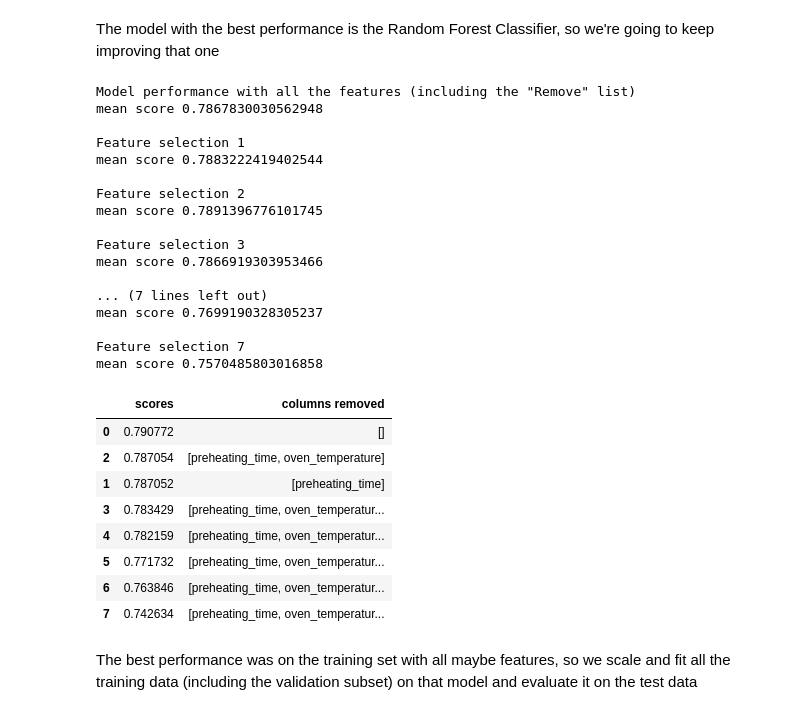
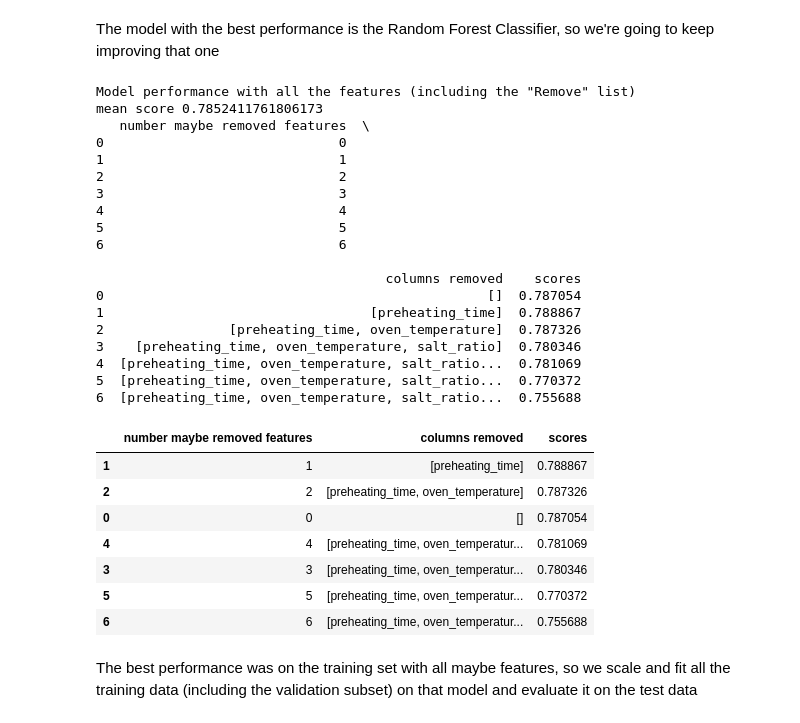
Before and after one commit to amdbsilva/machine-learning, a Jupyter notebook: ML17_NB2_PREP_FEAT_MODEL.ipynb, the cells around one changed output. Drawn from its saved outputs; the diff is of its cells as text; code cells hidden in the pictures.

```diff
--- a/ML17_NB2_PREP_FEAT_MODEL.ipynb
+++ b/ML17_NB2_PREP_FEAT_MODEL.ipynb
@@ -894,45 +894,52 @@ print('mean score', score)
 # remove the features with 'Remove' and try features to try with and without
 for var in range(len(lst_more_features_to_remove)+1):
     cols_removed_to_try = lst_more_features_to_remove[:var]
+
+
+
     score = kfold(modelrfc, X_train_fs.drop(lst_features_to_remove, axis=1).drop(cols_removed_to_try, axis=1), encoded_y_train)
 
 
     # print(f'\nNumber of maybe features removed: {var}')
     # print('mean score', score)
-    scores.append([score, cols_removed_to_try])
+    scores.append([cols_removed_to_try, score])
 
-scores_df = pd.DataFrame(scores, columns=['scores', 'columns removed']).sort_values(by= 'scores', ascending=False)
+scores_df = pd.DataFrame(scores, columns=['columns removed', 'scores'])
+scores_df['number maybe removed features'] = scores_df['columns removed'].apply(len)
+scores_df = scores_df[['number maybe removed features', 'columns removed', 'scores']]
 print(scores_df)
 # %% [output]
 Model performance with all the features (including the "Remove" list)
-mean score 0.7867830030562948
+mean score 0.7852411761806173
+   number maybe removed features  \
+0                              0
+1                              1
+2                              2
+3                              3
+4                              4
+5                              5
+6                              6
 
-Feature selection 1
-mean score 0.7883222419402544
-
-Feature selection 2
-mean score 0.7891396776101745
-
-Feature selection 3
-mean score 0.7866919303953466
-
-... (7 lines left out)
-mean score 0.7699190328305237
-
-Feature selection 7
-mean score 0.7570485803016858
+                                     columns removed    scores
+0                                                 []  0.787054
+1                                  [preheating_time]  0.788867
+2                [preheating_time, oven_temperature]  0.787326
+3    [preheating_time, oven_temperature, salt_ratio]  0.780346
+4  [preheating_time, oven_temperature, salt_ratio...  0.781069
+5  [preheating_time, oven_temperature, salt_ratio...  0.770372
+6  [preheating_time, oven_temperature, salt_ratio...  0.755688
 # %%
+scores_df = scores_df.sort_values(by='scores', ascending=False)
 scores_df
 # %% [output]
-|  | scores | columns removed |
-| 0 | 0.790772 | [] |
-| 2 | 0.787054 | [preheating_time, oven_temperature] |
-| 1 | 0.787052 | [preheating_time] |
-| 3 | 0.783429 | [preheating_time, oven_temperatur... |
-| 4 | 0.782159 | [preheating_time, oven_temperatur... |
-| 5 | 0.771732 | [preheating_time, oven_temperatur... |
-| 6 | 0.763846 | [preheating_time, oven_temperatur... |
-| 7 | 0.742634 | [preheating_time, oven_temperatur... |
+|  | number maybe removed features | columns removed | scores |
+| 1 | 1 | [preheating_time] | 0.788867 |
+| 2 | 2 | [preheating_time, oven_temperature] | 0.787326 |
+| 0 | 0 | [] | 0.787054 |
+| 4 | 4 | [preheating_time, oven_temperatur... | 0.781069 |
+| 3 | 3 | [preheating_time, oven_temperatur... | 0.780346 |
+| 5 | 5 | [preheating_time, oven_temperatur... | 0.770372 |
+| 6 | 6 | [preheating_time, oven_temperatur... | 0.755688 |
 # %% [markdown]
 The best performance was on the training set with all maybe features, so we scale and fit all the training data (including the validation subset) on that model and evaluate it on the test data
 # %%
```
Also changed, not shown: parts of 5 cells of this notebook.
